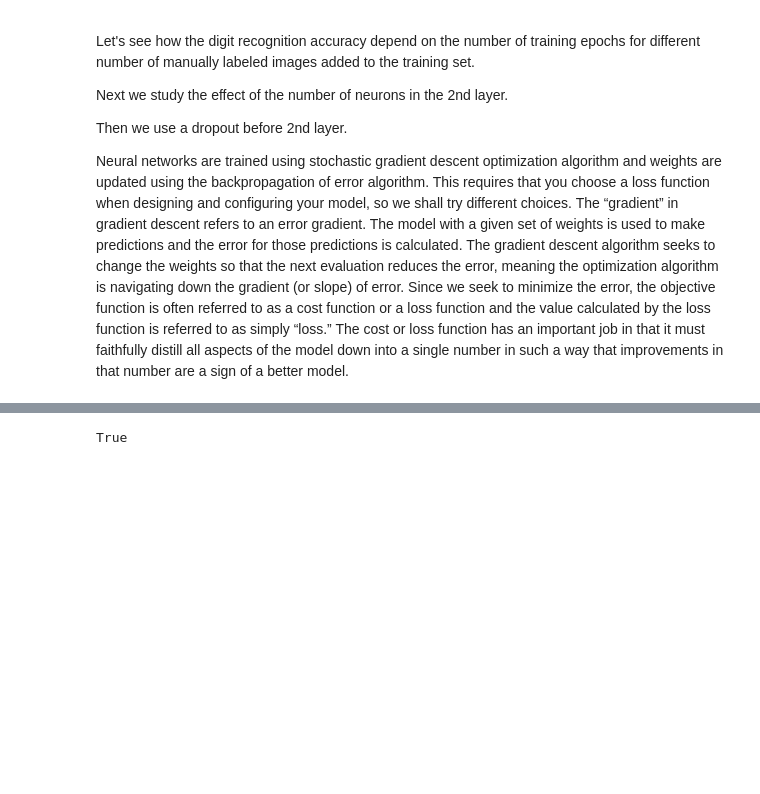
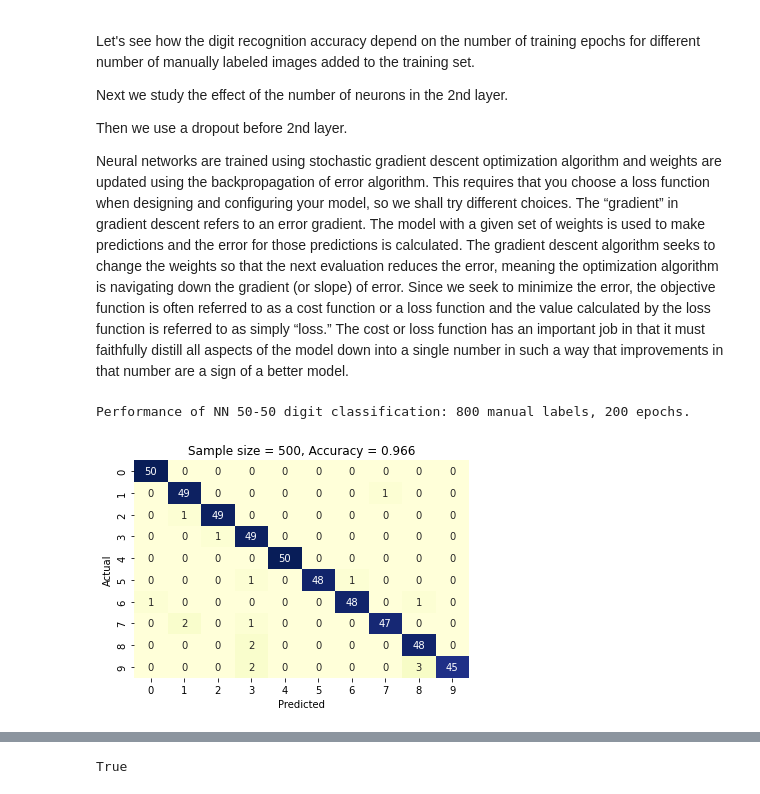
Before and after one commit to ysereda/Springboard, a Jupyter notebook: Capstone3.DigitRecognition_CNN.ipynb, the cells around one changed output, grey strips where cells are left out. Cells and saved outputs as stored; diff of their text form; code cells hidden in the pictures; blank space fills up the shorter version.

```diff
--- a/Capstone3.DigitRecognition_CNN.ipynb
+++ b/Capstone3.DigitRecognition_CNN.ipynb
@@ -790,7 +801,7 @@ elif (ml==400) & (epochs==200):
         0,1,2,3,4,5,8,7,8,9,0,1,2,3,4,5,6,7,8,9,0,1,2,3,4,5,8,7,8,9,0,1,2,3,4,5,6,7,8,9,9,1,2,3,4,5,6,7,8,9,0,1,2,3,4,5,8,7,8,9,\
         0,1,2,3,4,5,6,7,8,9,0,1,2,3,4,5,6,7,8,9,0,1,2,3,4,5,6,7,2,9])}
     correctness_nn_50_50_ml400_e200 = list(map(int, perf['actual'] == perf['prediction']))
-elif (ml==600) & (epochs==200):
+elif (ml==600) & (epochs==200) & (err == True):
     perf = {'actual':np.array([0,1,2,3,4,5,6,7,8,9]*50),
         'prediction':np.array([0,1,2,3,4,5,6,7,8,9,0,1,2,3,4,5,6,7,8,9,0,1,2,3,4,5,6,7,8,9,0,1,2,3,4,5,6,7,8,9,0,1,2,3,4,5,6,7,8,9,\
         0,1,2,3,4,5,8,7,8,9,0,1,2,2,4,5,6,7,8,8,0,1,2,3,5,5,6,7,8,9,0,1,2,3,4,5,6,7,8,9,0,1,2,3,4,5,6,7,8,9,0,1,2,3,4,5,6,7,8,3,\
@@ -801,33 +812,60 @@ elif (ml==600) & (epochs==200):
         7,2,2,3,4,5,6,7,8,7,9,1,2,3,4,5,6,7,8,9,0,1,2,3,4,5,6,7,8,9,0,1,2,3,4,5,6,7,8,9,0,1,2,3,4,5,6,7,8,9,9,1,2,3,4,5,6,2,8,9,\
         0,1,2,3,4,5,6,7,8,9,0,1,2,3,4,5,6,7,8,3,0,1,2,3,4,5,6,7,8,9,0,1,2,3,4,5,6,7,8,9,0,1,2,3,4,5,6,7,8,3,0,1,2,3,4,5,6,7,8,9,\
         7,1,9,3,8,5,6,7,1,6,9,1,2,3,4,5,6,7,8,8,0,1,2,3,4,5,6,7,8,9])}
+    correctness_nn_50_50_ml600_e200_old = list(map(int, perf['actual'] == perf['prediction']))
+elif (ml==600) & (epochs==200):
+    perf = {'actual':np.array([0,1,2,3,4,5,6,7,8,9]*50),
+     'prediction':np.array([0,1,8,3,4,5,6,7,8,9,0,1,2,3,4,5,6,7,8,9,9,1,2,3,4,6,6,7,8,9,0,1,2,3,4,5,6,7,8,9,0,1,2,3,4,5,6,7,2,9,\
+     0,1,2,3,4,5,6,7,8,9,5,1,8,3,4,5,8,7,8,9,0,1,2,3,4,5,8,7,8,9,0,1,2,3,4,5,6,7,8,9,9,1,2,3,4,5,6,7,8,9,0,1,2,3,4,5,6,7,8,9,\
+     0,1,2,3,4,5,6,7,8,9,0,1,2,1,4,5,6,7,8,9,0,1,2,7,4,9,6,2,8,3,0,1,2,3,4,5,6,7,6,9,0,1,2,3,4,5,6,7,8,9,0,7,2,3,4,3,6,7,8,9,\
+     0,1,2,3,4,5,8,2,8,9,0,1,2,3,4,5,6,7,8,9,0,1,2,3,4,5,6,7,8,9,0,1,2,3,4,9,6,7,8,9,0,1,2,3,4,5,6,7,8,9,0,1,2,3,4,5,6,7,8,3,\
+     0,1,3,5,4,5,6,7,8,9,0,1,1,9,4,5,6,7,8,9,0,1,2,3,4,5,6,7,8,9,0,1,2,3,4,5,6,7,8,9,0,1,2,3,4,5,6,7,8,9,0,1,2,3,4,5,6,7,8,9,\
+     0,1,2,3,4,8,6,7,8,9,0,1,2,3,4,5,6,7,8,9,0,1,2,3,4,5,6,3,8,9,0,1,2,3,4,5,6,7,8,9,0,1,1,3,4,9,6,7,8,9,9,1,2,3,4,5,6,7,8,9,\
+     0,1,2,3,4,5,6,7,6,9,0,1,2,3,4,5,6,7,8,9,0,1,2,3,4,5,6,7,8,9,0,1,2,3,4,5,6,7,8,9,0,1,2,3,4,5,6,7,8,9,0,1,2,3,4,5,5,7,8,9,\
+     0,1,2,3,4,5,0,7,8,9,0,1,2,3,4,5,6,7,8,9,0,1,2,3,4,5,6,3,8,9,0,1,2,3,4,5,6,7,8,9,0,1,8,3,4,5,6,7,8,9,0,1,2,3,4,5,8,7,8,9,\
+     0,1,2,3,4,5,6,7,8,9,0,1,2,3,4,5,6,3,8,9,0,1,2,3,4,5,0,7,8,9])}
     correctness_nn_50_50_ml600_e200 = list(map(int, perf['actual'] == perf['prediction']))
+elif (ml==800) & (epochs==200):
+    perf = {'actual':np.array([0,1,2,3,4,5,6,7,8,9]*50),
+     'prediction':np.array([0,1,2,3,4,5,6,7,8,9,0,1,2,3,4,5,6,3,8,9,0,1,2,3,4,5,6,7,8,9,0,1,2,3,4,5,6,7,8,9,0,1,2,3,4,5,6,7,8,9,\
+     0,1,2,3,4,6,6,7,8,9,0,1,2,3,4,5,6,7,8,3,0,1,2,3,4,5,6,7,8,9,0,1,2,3,4,5,6,7,3,9,0,1,2,3,4,5,6,7,8,9,0,7,2,3,4,5,6,7,8,9,\
+     0,1,2,3,4,5,6,7,8,9,0,1,2,3,4,5,6,7,8,9,0,1,2,3,4,5,6,1,8,9,0,1,2,3,4,5,6,7,8,9,0,1,2,3,4,3,6,7,8,8,0,1,2,3,4,5,6,7,8,9,\
+     0,1,2,3,4,5,6,7,8,9,0,1,2,3,4,5,6,7,8,9,0,1,2,3,4,5,6,7,8,9,0,1,2,3,4,5,6,7,8,3,0,1,2,3,4,5,6,7,8,9,0,1,2,3,4,5,6,7,8,8,\
+     0,1,2,3,4,5,6,7,8,9,0,1,2,3,4,5,6,7,8,9,0,1,2,3,4,5,6,7,8,9,0,1,2,3,4,5,6,7,8,9,0,1,2,3,4,5,6,1,8,9,0,1,2,3,4,5,6,7,8,9,\
+     0,1,2,3,4,5,6,7,8,9,0,1,2,3,4,5,6,7,8,9,0,1,2,3,4,5,6,7,8,9,0,1,2,3,4,5,6,7,8,8,0,1,2,2,4,5,6,7,8,9,0,1,2,3,4,5,6,7,8,9,\
+     0,1,2,3,4,5,6,7,8,9,0,1,2,3,4,5,6,7,8,9,0,1,2,3,4,5,6,7,8,9,0,1,2,3,4,5,6,7,8,9,0,1,2,3,4,5,6,7,8,9,0,1,2,3,4,5,6,7,8,9,\
+     0,1,2,3,4,5,6,7,8,9,0,1,2,3,4,5,6,7,8,9,0,1,2,3,4,5,6,7,3,9,0,1,1,3,4,5,8,7,8,9,0,1,2,3,4,5,6,7,8,9,0,1,2,3,4,5,0,7,8,9,\
+     0,1,2,3,4,5,6,7,8,9,0,1,2,3,4,5,6,7,8,9,0,1,2,3,4,5,6,7,8,9])}
+    correctness_nn_50_50_ml800_e200 = list(map(int, perf['actual'] == perf['prediction']))
 elif (ml==0) & (epochs==400):
     perf = {'actual':np.array([0,1,2,3,4,5,6,7,8,9]*15),
         'prediction':np.array([0,1,2,3,4,3,5,2,8,3,0,5,2,3,4,3,9,7,3,9,0,8,2,3,4,3,5,2,3,3,6,5,2,3,4,5,8,3,8,3,6,1,2,3,4,5,6,3,3,9,\
             0,1,2,3,4,3,8,3,9,3,0,1,2,3,4,5,6,3,8,3,7,1,2,3,4,3,3,2,8,8,3,3,2,3,4,5,5,7,2,9,0,3,2,3,4,5,6,7,2,9,6,1,5,3,4,5,5,7,2,3,\
             0,1,2,3,4,5,5,3,8,9,0,1,2,3,1,3,5,2,8,3,0,1,2,3,9,3,0,3,9,3,0,1,2,3,7,5,6,3,3,9])}
     correctness_nn_50_50_ml0_e400 = list(map(int, perf['actual'] == perf['prediction']))
 contingency_matrix = pd.crosstab(perf['prediction'], perf['actual'], rownames=['Predicted'], colnames=['Actual'])
 
 # Confusion matrix calculated manually
 def cm(digits,classf):
     CM = np.array([[0]*10]*10)
     for i in range(len(digits)):
         CM[digits[i]][classf[i]] = CM[digits[i]][classf[i]] + 1
     return CM
 #print(contingency_matrix)
 #print("Sample size:",len(perf['actual']))
 #print("Accuracy=",np.sum([contingency_matrix[i][i] for i in range(10)]) / np.sum(np.sum(contingency_matrix)))
 # Plot contingency matrix
 import matplotlib.pyplot as plt
 import seaborn as sn
 
 plt.clf()
 res = sn.heatmap(contingency_matrix.T, annot=True, fmt='d', cmap="YlGnBu", cbar=False)
 plt.title(f"Sample size = {len(perf['actual'])}, Accuracy = {np.sum([contingency_matrix[i][i] for i in range(10)]) / np.sum(np.sum(contingency_matrix))}")
 plt.savefig("fig/cm.nn_50_50.ml"+str(ml)+".e"+str(epochs)+".png", bbox_inches='tight', dpi=100)
 plt.show();
+# %% [output]
+Performance of NN 50-50 digit classification: 800 manual labels, 200 epochs.
+[figure, added]
 # %%
 correctness = perf['actual'] == perf['prediction']
 accuracy_cumulative = []
```
Also changed, not shown: parts of 18 cells of this notebook, 1 other file.
